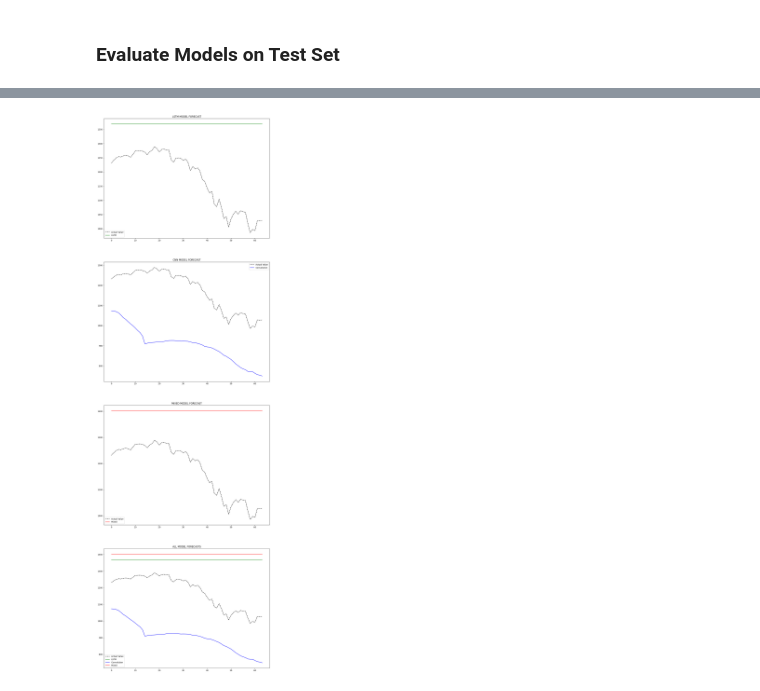
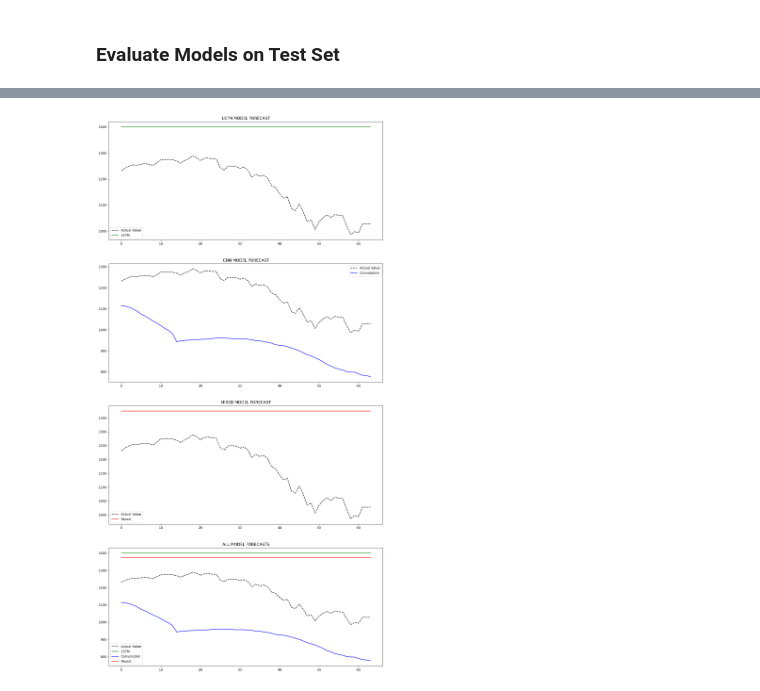
Before and after one commit to grassnhi/MachineLearning, a Jupyter notebook: Beginning/univariable.ipynb, the cells around one changed output, grey strips where cells are left out. Drawn from its saved outputs; the diff is of its cells as text; code cells hidden in the pictures.

```diff
--- a/Beginning/univariable.ipynb
+++ b/Beginning/univariable.ipynb
@@ -545,35 +545,35 @@ MIXED MAE: 14430.75
 # %%
 #displays forecasted data
-plt.rcParams["figure.figsize"] = (15,50)
+plt.rcParams["figure.figsize"] = (15,30)
 fig, axs = plt.subplots(4, 1)
 
 #LSTM Forecast
 axs[0].plot(test.values, color='black', linestyle='--', label='Actual Value')
 axs[0].plot(model_forecasts['LSTM MODEL'][0].squeeze(), color='green', label='LSTM')
 axs[0].set_title('LSTM MODEL FORECAST')
 axs[0].legend()
 
 #CNN Forcast
 axs[1].plot(test.values, color='black', linestyle='--', label='Actual Value')
 axs[1].plot(model_forecasts['CNN MODEL'][0].squeeze(), color='blue', label='Convolution')
 axs[1].set_title('CNN MODEL FORECAST')
 axs[1].legend()
 
 #Mixed Model Forecast
 axs[2].plot(test.values, color='black', linestyle='--', label='Actual Value')
 axs[2].plot(model_forecasts['MIXED MODEL'][0].squeeze(), color='red', label='Mixed')
 axs[2].set_title('MIXED MODEL FORECAST')
 axs[2].legend()
 
 #All forecasts
 axs[3].plot(test.values, color='black', linestyle='--', label='Actual Value')
 axs[3].plot(model_forecasts['LSTM MODEL'][0].squeeze(), color='green', label='LSTM')
 axs[3].plot(model_forecasts['CNN MODEL'][0].squeeze(), color='blue', label='Convolution')
 axs[3].plot(model_forecasts['MIXED MODEL'][0].squeeze(), color='red', label='Mixed')
 axs[3].set_title('ALL MODEL FORECASTS')
 axs[3].legend()
 
 
 plt.show()
 # %% [output]
-[figure, old version]
+[figure, new version]
```
Also changed, not shown: parts of 11 cells of this notebook, 3 other files.
